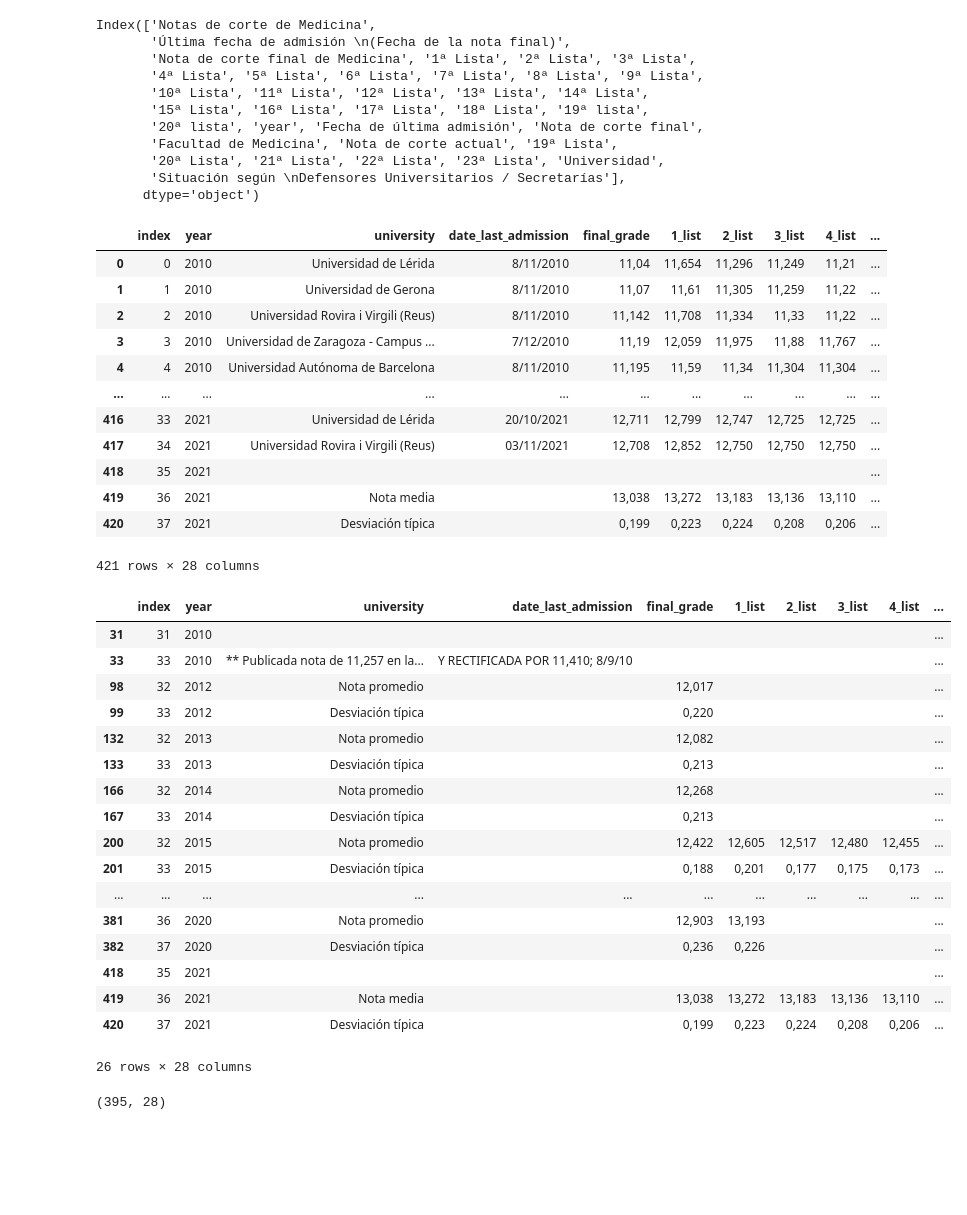
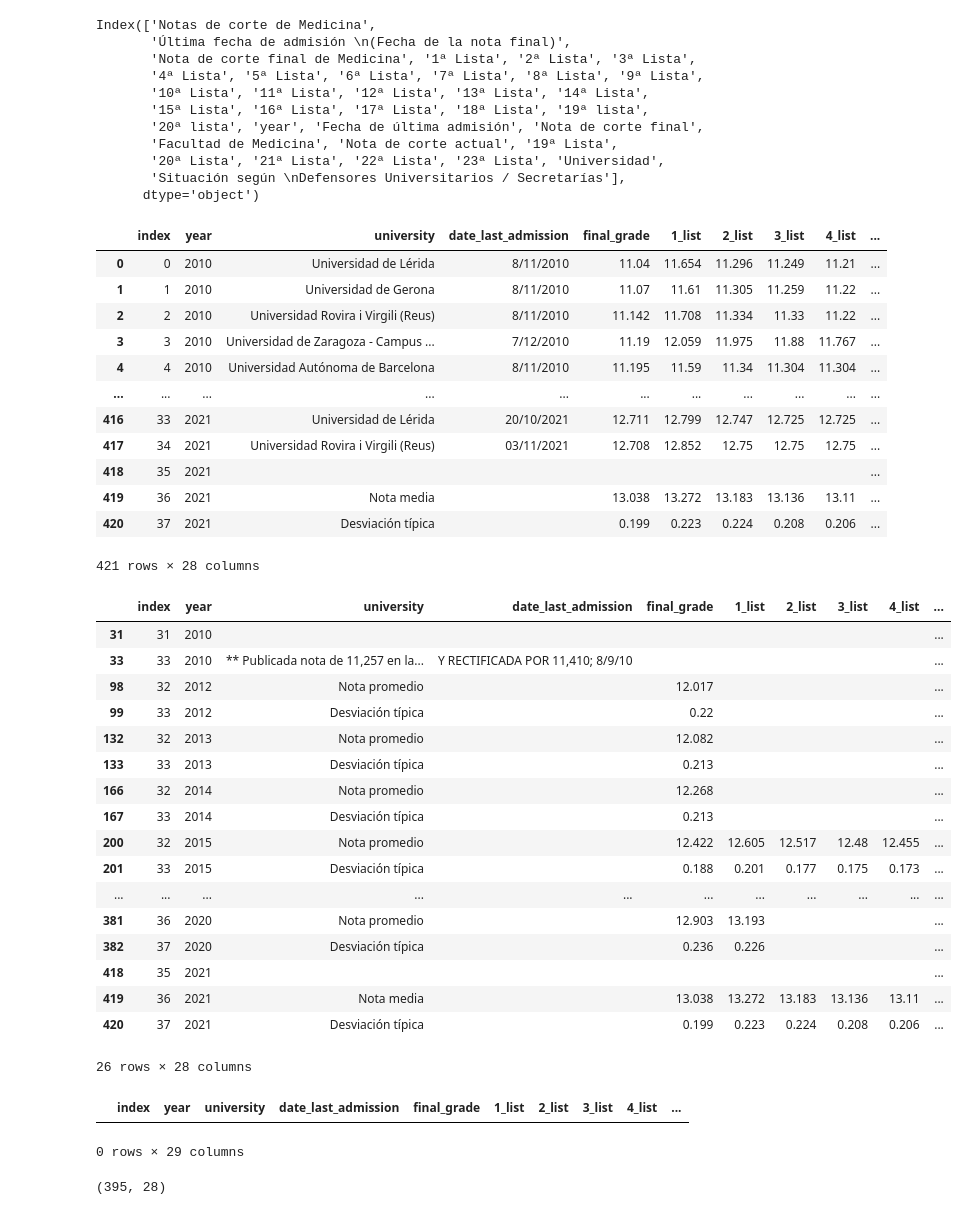
Before and after one commit to MiguelMonederoRubio/MasterDataScience_FinalProject_TFM, a Jupyter notebook: Prediction_Medicine_Selectivity_Scores.ipynb, the cells around one changed output. Saved outputs shown, nothing was run; the diff lists cells and outputs as text; code cells hidden in the pictures; blank space fills up the shorter version.

Commit message:
data cleaning

```diff
--- a/Prediction_Medicine_Selectivity_Scores.ipynb
+++ b/Prediction_Medicine_Selectivity_Scores.ipynb
@@ -23,18 +25,18 @@ import numpy as np
 # %%
 # input data from different years
 
-df_2010_2011 = pd.read_csv('/Users/miguel/downloads/tfm_data/Notas de corte de Medicina 2010_2011 - Hoja 1.csv')
-df_2011_2012 = pd.read_csv('/Users/miguel/downloads/tfm_data/Notas de corte de Medicina 2011_2012 - Hoja 1.csv')
-df_2012_2013 = pd.read_csv('/Users/miguel/downloads/tfm_data/Notas de corte de Medicina 2012_2013 - Hoja 1.csv')
-df_2013_2014 = pd.read_csv('/Users/miguel/downloads/tfm_data/Notas de corte de Medicina 2013_2014 - Hoja 1.csv')
-df_2014_2015 = pd.read_csv('/Users/miguel/downloads/tfm_data/Notas de corte de Medicina 2014_2015 - Hoja 1.csv')
-df_2015_2016 = pd.read_csv('/Users/miguel/downloads/tfm_data/Notas de corte de Medicina 2015_2016 - Hoja 1.csv')
-df_2016_2017 = pd.read_csv('/Users/miguel/downloads/tfm_data/Notas de corte de Medicina 2016_2017 - Hoja 1.csv')
-df_2017_2018 = pd.read_csv('/Users/miguel/downloads/tfm_data/Notas de corte de Medicina 2017_2018 - Hoja 1.csv')
-df_2018_2019 = pd.read_csv('/Users/miguel/downloads/tfm_data/Notas de corte de Medicina 2018_2019 - Hoja 1.csv')
-df_2019_2020 = pd.read_csv('/Users/miguel/downloads/tfm_data/Notas de corte de Medicina 2019_2020 - Hoja 1.csv')
-df_2020_2021 = pd.read_csv('/Users/miguel/downloads/tfm_data/Notas de corte de Medicina 2020_2021 - Hoja 1.csv')
-df_2021_2022 = pd.read_csv('/Users/miguel/downloads/tfm_data/Notas de corte de Medicina 2021_2022 - Hoja 1.csv')
+df_2010_2011 = pd.read_csv('/Users/miguel/downloads/tfm_data/Notas de corte de Medicina 2010_2011 - Hoja 1.csv', decimal = ',')
+df_2011_2012 = pd.read_csv('/Users/miguel/downloads/tfm_data/Notas de corte de Medicina 2011_2012 - Hoja 1.csv', decimal = ',')
+df_2012_2013 = pd.read_csv('/Users/miguel/downloads/tfm_data/Notas de corte de Medicina 2012_2013 - Hoja 1.csv', decimal = ',')
+df_2013_2014 = pd.read_csv('/Users/miguel/downloads/tfm_data/Notas de corte de Medicina 2013_2014 - Hoja 1.csv', decimal = ',')
+df_2014_2015 = pd.read_csv('/Users/miguel/downloads/tfm_data/Notas de corte de Medicina 2014_2015 - Hoja 1.csv', decimal = ',')
+df_2015_2016 = pd.read_csv('/Users/miguel/downloads/tfm_data/Notas de corte de Medicina 2015_2016 - Hoja 1.csv', decimal = ',')
+df_2016_2017 = pd.read_csv('/Users/miguel/downloads/tfm_data/Notas de corte de Medicina 2016_2017 - Hoja 1.csv', decimal = ',')
+df_2017_2018 = pd.read_csv('/Users/miguel/downloads/tfm_data/Notas de corte de Medicina 2017_2018 - Hoja 1.csv', decimal = ',')
+df_2018_2019 = pd.read_csv('/Users/miguel/downloads/tfm_data/Notas de corte de Medicina 2018_2019 - Hoja 1.csv', decimal = ',')
+df_2019_2020 = pd.read_csv('/Users/miguel/downloads/tfm_data/Notas de corte de Medicina 2019_2020 - Hoja 1.csv', decimal = ',')
+df_2020_2021 = pd.read_csv('/Users/miguel/downloads/tfm_data/Notas de corte de Medicina 2020_2021 - Hoja 1.csv', decimal = ',')
+df_2021_2022 = pd.read_csv('/Users/miguel/downloads/tfm_data/Notas de corte de Medicina 2021_2022 - Hoja 1.csv', decimal = ',')
 # %%
 list_of_dfs = [df_2010_2011, df_2011_2012, df_2012_2013, df_2013_2014, df_2014_2015, df_2015_2016, df_2016_2017, df_2017_2018, df_2018_2019, df_2019_2020, df_2020_2021, df_2021_2022]
 num_years = len(list_of_dfs)
@@ -141,37 +143,37 @@ dfs_unified = dfs_unified.reset_index()
 dfs_unified
 # %% [output]
 |  | index | year | university | date_last_admission | final_grade | 1_list | 2_list | 3_list | 4_list | ... |
-| 0 | 0 | 2010 | Universidad de Lérida | 8/11/2010 | 11,04 | 11,654 | 11,296 | 11,249 | 11,21 | ... |
-| 1 | 1 | 2010 | Universidad de Gerona | 8/11/2010 | 11,07 | 11,61 | 11,305 | 11,259 | 11,22 | ... |
-| 2 | 2 | 2010 | Universidad Rovira i Virgili (Reus) | 8/11/2010 | 11,142 | 11,708 | 11,334 | 11,33 | 11,22 | ... |
-| 3 | 3 | 2010 | Universidad de Zaragoza - Campus ... | 7/12/2010 | 11,19 | 12,059 | 11,975 | 11,88 | 11,767 | ... |
-| 4 | 4 | 2010 | Universidad Autónoma de Barcelona | 8/11/2010 | 11,195 | 11,59 | 11,34 | 11,304 | 11,304 | ... |
+| 0 | 0 | 2010 | Universidad de Lérida | 8/11/2010 | 11.04 | 11.654 | 11.296 | 11.249 | 11.21 | ... |
+| 1 | 1 | 2010 | Universidad de Gerona | 8/11/2010 | 11.07 | 11.61 | 11.305 | 11.259 | 11.22 | ... |
+| 2 | 2 | 2010 | Universidad Rovira i Virgili (Reus) | 8/11/2010 | 11.142 | 11.708 | 11.334 | 11.33 | 11.22 | ... |
+| 3 | 3 | 2010 | Universidad de Zaragoza - Campus ... | 7/12/2010 | 11.19 | 12.059 | 11.975 | 11.88 | 11.767 | ... |
+| 4 | 4 | 2010 | Universidad Autónoma de Barcelona | 8/11/2010 | 11.195 | 11.59 | 11.34 | 11.304 | 11.304 | ... |
 | ... | ... | ... | ... | ... | ... | ... | ... | ... | ... | ... |
-| 416 | 33 | 2021 | Universidad de Lérida | 20/10/2021 | 12,711 | 12,799 | 12,747 | 12,725 | 12,725 | ... |
-| 417 | 34 | 2021 | Universidad Rovira i Virgili (Reus) | 03/11/2021 | 12,708 | 12,852 | 12,750 | 12,750 | 12,750 | ... |
+| 416 | 33 | 2021 | Universidad de Lérida | 20/10/2021 | 12.711 | 12.799 | 12.747 | 12.725 | 12.725 | ... |
+| 417 | 34 | 2021 | Universidad Rovira i Virgili (Reus) | 03/11/2021 | 12.708 | 12.852 | 12.75 | 12.75 | 12.75 | ... |
 | 418 | 35 | 2021 |  |  |  |  |  |  |  | ... |
-| 419 | 36 | 2021 | Nota media |  | 13,038 | 13,272 | 13,183 | 13,136 | 13,110 | ... |
-| 420 | 37 | 2021 | Desviación típica |  | 0,199 | 0,223 | 0,224 | 0,208 | 0,206 | ... |
+| 419 | 36 | 2021 | Nota media |  | 13.038 | 13.272 | 13.183 | 13.136 | 13.11 | ... |
+| 420 | 37 | 2021 | Desviación típica |  | 0.199 | 0.223 | 0.224 | 0.208 | 0.206 | ... |
 421 rows × 28 columns
 # %%
-dfs_unified[~dfs_unified['university'].str.contains('U')]
+dfs_unified[~dfs_unified['university'].str.contains('U', na=False)]
 # %% [output]
 |  | index | year | university | date_last_admission | final_grade | 1_list | 2_list | 3_list | 4_list | ... |
 | 31 | 31 | 2010 |  |  |  |  |  |  |  | ... |
 | 33 | 33 | 2010 | ** Publicada nota de 11,257 en la... | Y RECTIFICADA POR 11,410; 8/9/10 |  |  |  |  |  | ... |
-| 98 | 32 | 2012 | Nota promedio |  | 12,017 |  |  |  |  | ... |
-| 99 | 33 | 2012 | Desviación típica |  | 0,220 |  |  |  |  | ... |
-| 132 | 32 | 2013 | Nota promedio |  | 12,082 |  |  |  |  | ... |
-| 133 | 33 | 2013 | Desviación típica |  | 0,213 |  |  |  |  | ... |
-| 166 | 32 | 2014 | Nota promedio |  | 12,268 |  |  |  |  | ... |
-| 167 | 33 | 2014 | Desviación típica |  | 0,213 |  |  |  |  | ... |
-| 200 | 32 | 2015 | Nota promedio |  | 12,422 | 12,605 | 12,517 | 12,480 | 12,455 | ... |
-| 201 | 33 | 2015 | Desviación típica |  | 0,188 | 0,201 | 0,177 | 0,175 | 0,173 | ... |
+| 98 | 32 | 2012 | Nota promedio |  | 12.017 |  |  |  |  | ... |
+| 99 | 33 | 2012 | Desviación típica |  | 0.22 |  |  |  |  | ... |
+| 132 | 32 | 2013 | Nota promedio |  | 12.082 |  |  |  |  | ... |
+| 133 | 33 | 2013 | Desviación típica |  | 0.213 |  |  |  |  | ... |
+| 166 | 32 | 2014 | Nota promedio |  | 12.268 |  |  |  |  | ... |
+| 167 | 33 | 2014 | Desviación típica |  | 0.213 |  |  |  |  | ... |
+| 200 | 32 | 2015 | Nota promedio |  | 12.422 | 12.605 | 12.517 | 12.48 | 12.455 | ... |
+| 201 | 33 | 2015 | Desviación típica |  | 0.188 | 0.201 | 0.177 | 0.175 | 0.173 | ... |
 | ... | ... | ... | ... | ... | ... | ... | ... | ... | ... | ... |
-| 381 | 36 | 2020 | Nota promedio |  | 12,903 | 13,193 |  |  |  | ... |
-| 382 | 37 | 2020 | Desviación típica |  | 0,236 | 0,226 |  |  |  | ... |
+| 381 | 36 | 2020 | Nota promedio |  | 12.903 | 13.193 |  |  |  | ... |
+| 382 | 37 | 2020 | Desviación típica |  | 0.236 | 0.226 |  |  |  | ... |
 | 418 | 35 | 2021 |  |  |  |  |  |  |  | ... |
-| 419 | 36 | 2021 | Nota media |  | 13,038 | 13,272 | 13,183 | 13,136 | 13,110 | ... |
-| 420 | 37 | 2021 | Desviación típica |  | 0,199 | 0,223 | 0,224 | 0,208 | 0,206 | ... |
+| 419 | 36 | 2021 | Nota media |  | 13.038 | 13.272 | 13.183 | 13.136 | 13.11 | ... |
+| 420 | 37 | 2021 | Desviación típica |  | 0.199 | 0.223 | 0.224 | 0.208 | 0.206 | ... |
 26 rows × 28 columns
 # %%
@@ -178,0 +183,5 @@ dfs_unified = dfs_unified[dfs_unified['university'].str.contains('U')]
+# %%
+dfs_unified[dfs_unified['university'].str.contains('sobre la universidad de santiago:', na=False)]
+# %% [output]
+|  | index | year | university | date_last_admission | final_grade | 1_list | 2_list | 3_list | 4_list | ... |
+0 rows × 29 columns
```
Also changed, not shown: parts of 77 cells of this notebook, 4 other files.
